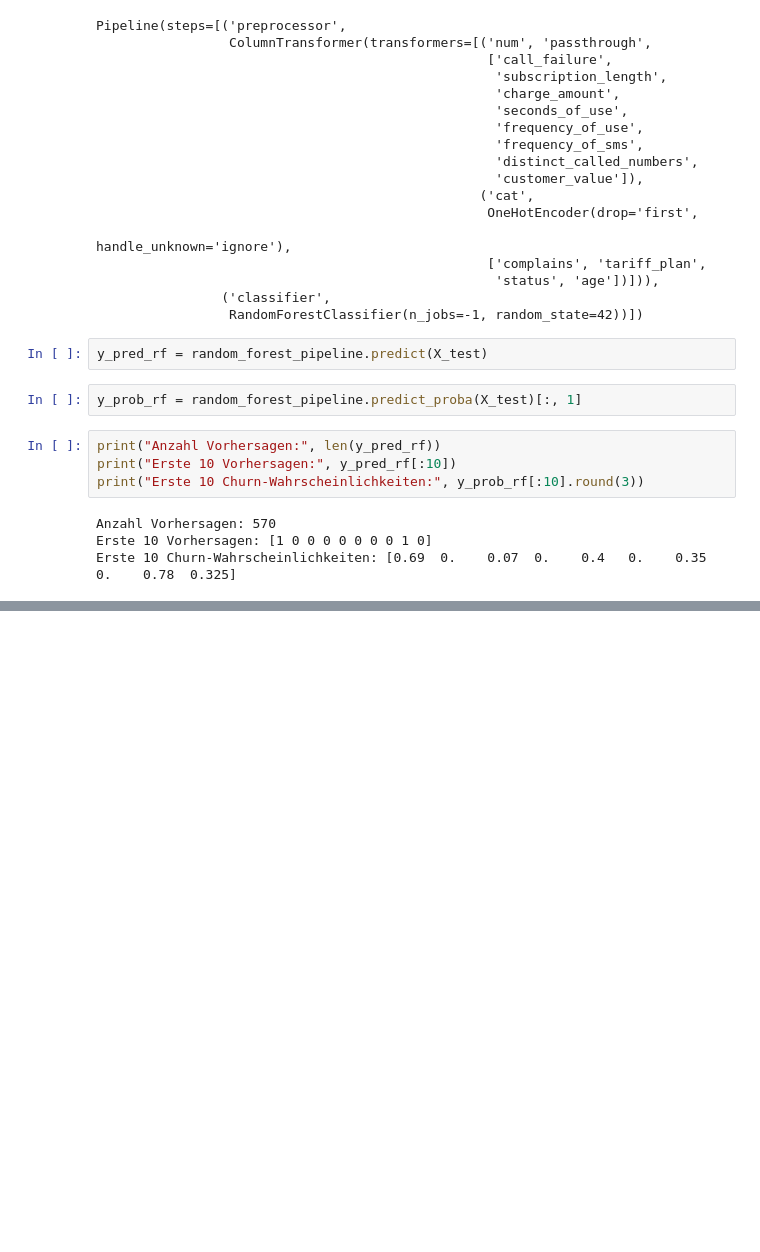
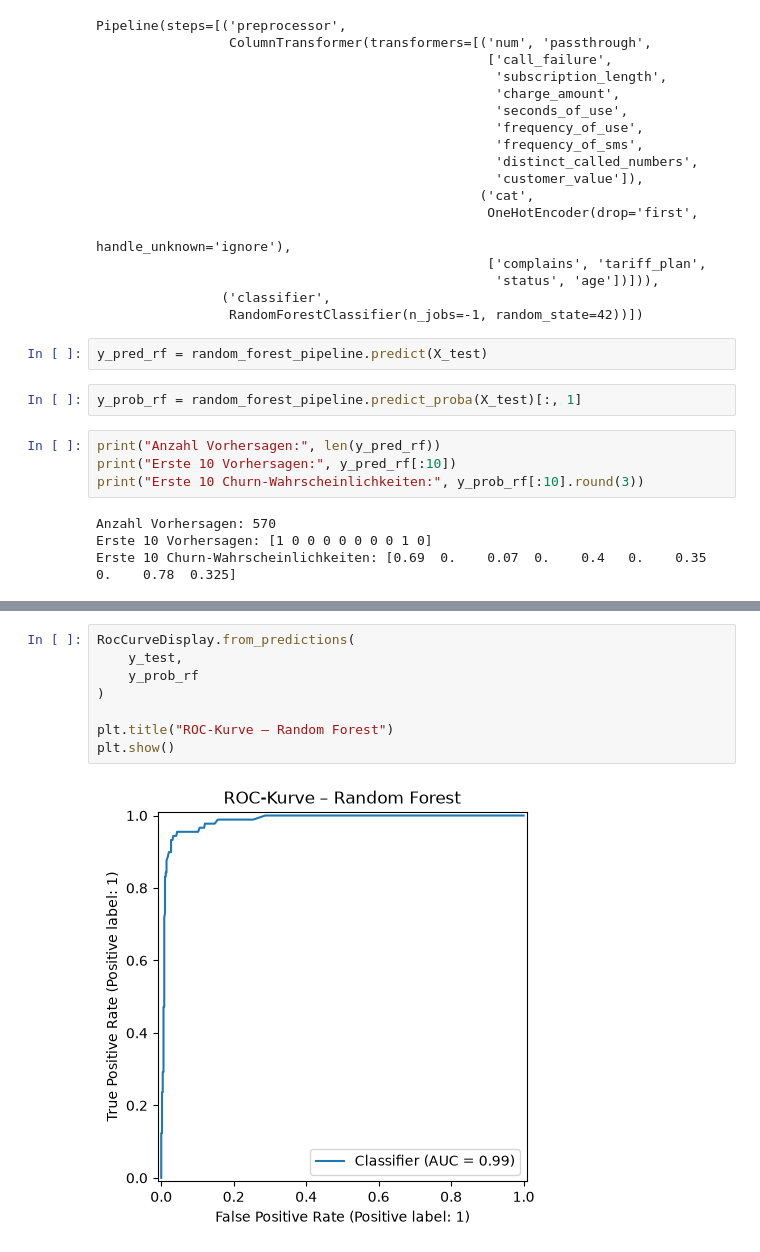
Before and after one commit to selma1405/telecom-customer-churn, a Jupyter notebook: notebooks/03_modeling.ipynb, the cells around one changed output, grey strips where cells are left out. Cells and saved outputs as stored; diff of their text form; blank space fills up the shorter version.

```diff
--- a/notebooks/03_modeling.ipynb
+++ b/notebooks/03_modeling.ipynb
@@ -349,0 +404,10 @@ Erste 10 Churn-Wahrscheinlichkeiten: [0.69  0.    0.07  0.    0.4   0.    0.35
+# %%
+RocCurveDisplay.from_predictions(
+    y_test,
+    y_prob_rf
+)
+
+plt.title("ROC-Kurve – Random Forest")
+plt.show()
+# %% [output]
+[figure, added]
```
Also changed, not shown: parts of 19 cells of this notebook.
